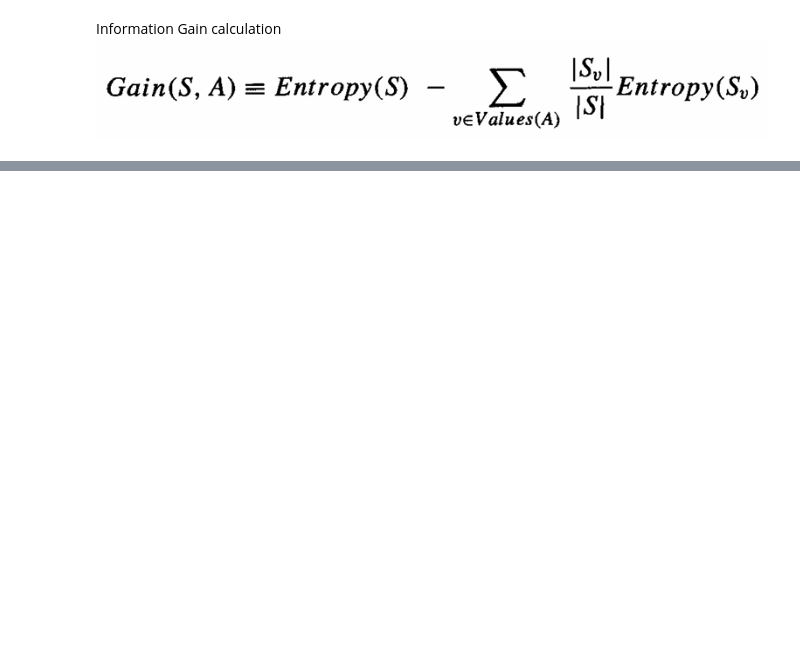
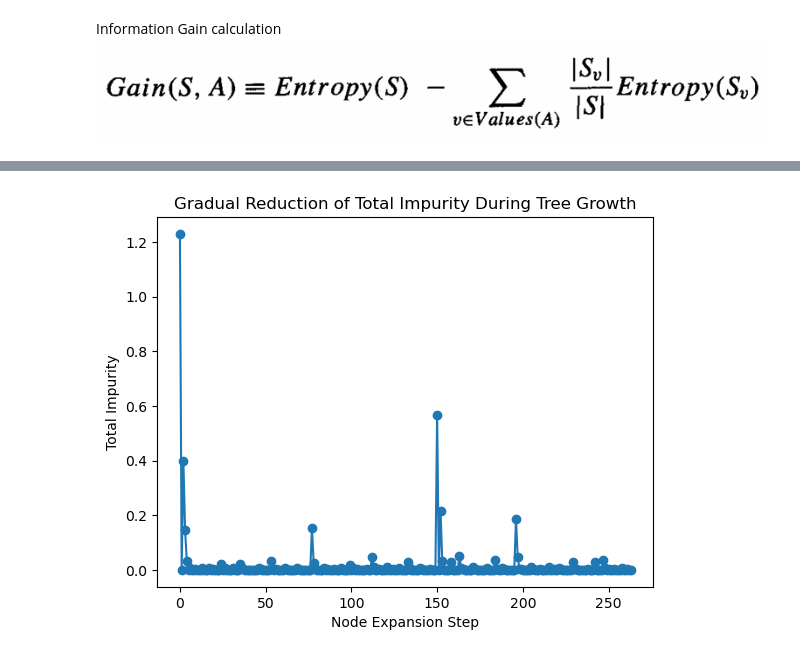
Before and after one commit to R382-ohit/AI_ML_Algo_lab_EE_spring__2026, a Jupyter notebook: LabAssignment4_Group_9.ipynb, the cells around one changed output, grey strips where cells are left out. Cells and saved outputs as stored; diff of their text form; code cells hidden in the pictures; blank space fills up the shorter version.

```diff
--- a/LabAssignment4_Group_9.ipynb
+++ b/LabAssignment4_Group_9.ipynb
@@ -170,0 +622,5 @@ Best Attribute for Root Node: safety
+# %%
+train_seg_1 = 60
+val_seg_1 = 20
+impurity_metric_1 = 'information_gain'
+train_data_1 , val_data_1 ,test_data_1 = split_dataset(car_data,train_seg_1,val_seg_1)
@@ -170,0 +652,11 @@ Best Attribute for Root Node: safety
+# %%
+plot_impurity_reduction(
+    train_data_1,
+    all_attributes,
+    target_car_attribute,
+    impurity_metric_1,
+    max_depth=None,
+    max_impurity=0
+)
+# %% [output]
+[figure, added]
```
Also changed, not shown: parts of 84 cells of this notebook.
